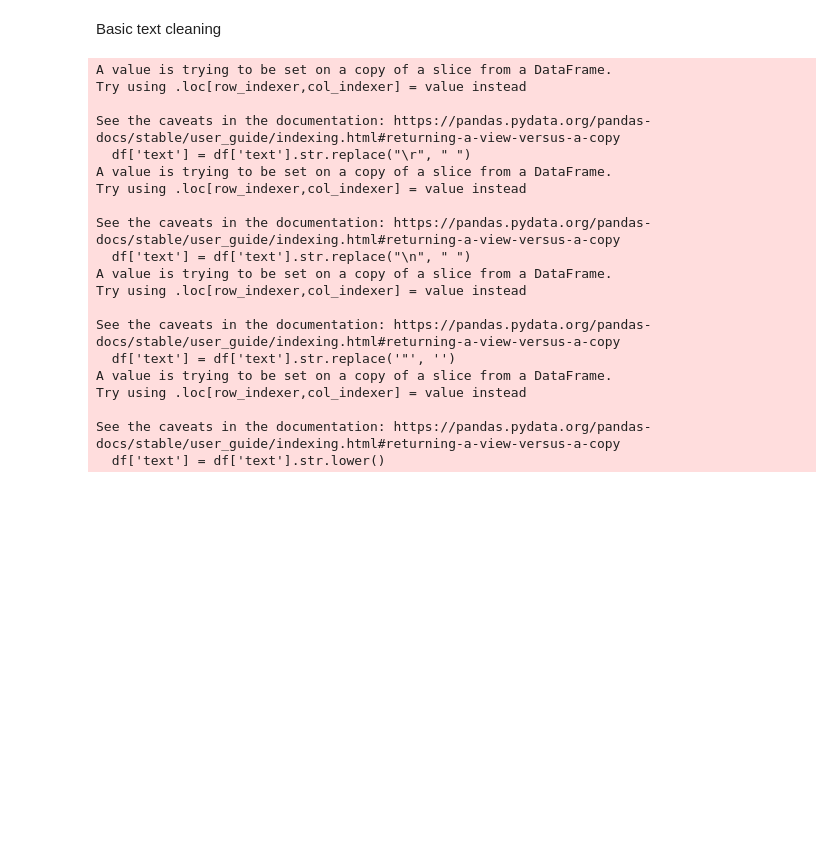
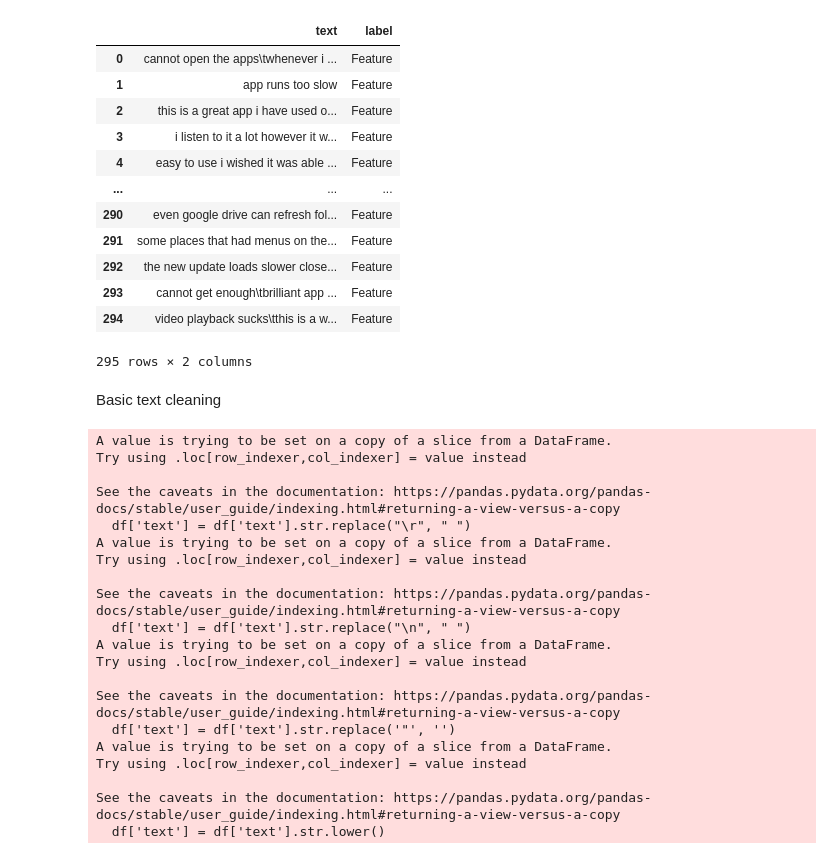
Before and after one commit to jordantab/user-review-classification, a Jupyter notebook: user_review_classification_a3.ipynb, the cells around one changed output. Saved outputs shown, nothing was run; the diff lists cells and outputs as text; code cells hidden in the pictures; blank space fills up the shorter version.

```diff
--- a/user_review_classification_a3.ipynb
+++ b/user_review_classification_a3.ipynb
@@ -87,3 +71,19 @@ df_bug
+# %%
+df_feature
+# %% [output]
+|  | text | label |
+| 0 | cannot open the apps\twhenever i ... | Feature |
+| 1 | app runs too slow | Feature |
+| 2 | this is a great app i have used o... | Feature |
+| 3 | i listen to it a lot however it w... | Feature |
+| 4 | easy to use i wished it was able ... | Feature |
+| ... | ... | ... |
+| 290 | even google drive can refresh fol... | Feature |
+| 291 | some places that had menus on the... | Feature |
+| 292 | the new update loads slower close... | Feature |
+| 293 | cannot get enough\tbrilliant app ... | Feature |
+| 294 | video playback sucks\tthis is a w... | Feature |
+295 rows × 2 columns
 # %% [markdown]
 Basic text cleaning
 # %%
```
Also changed, not shown: parts of 27 cells of this notebook.
